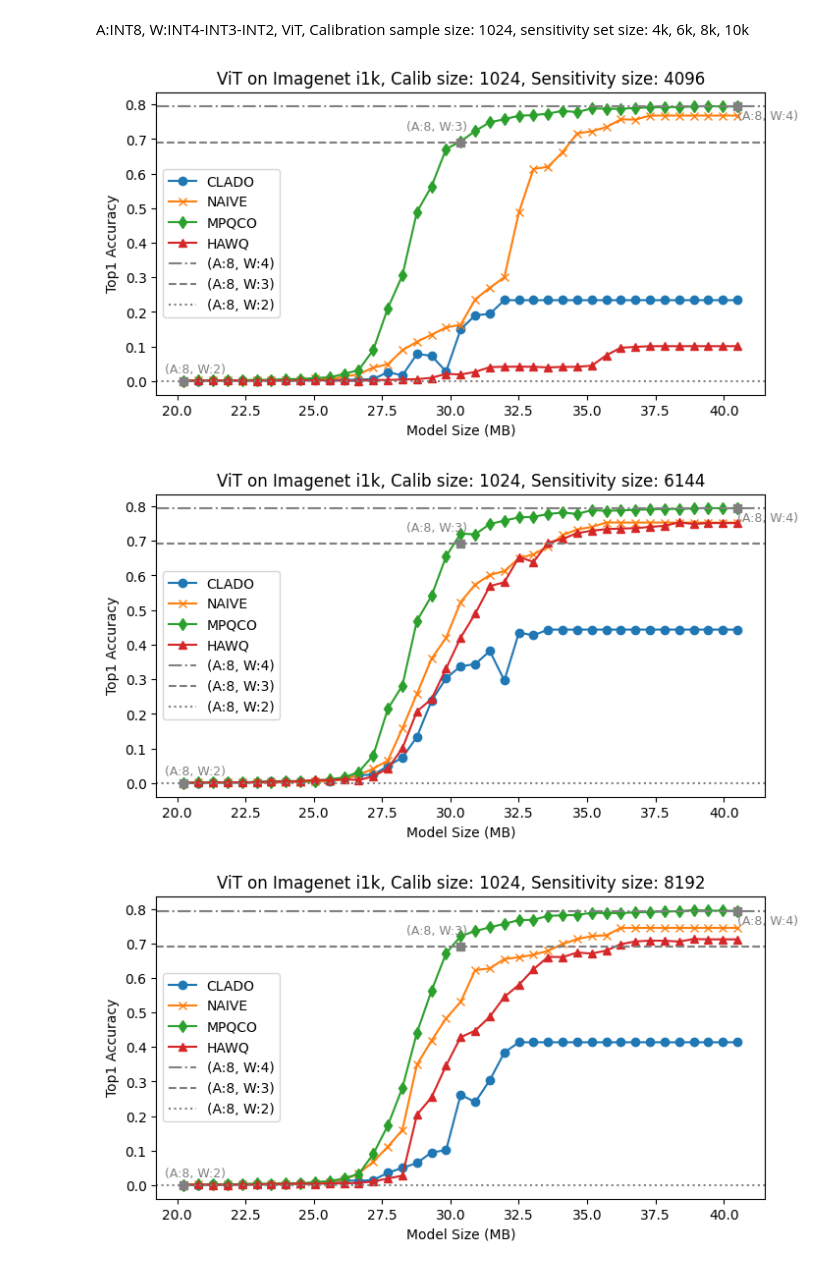
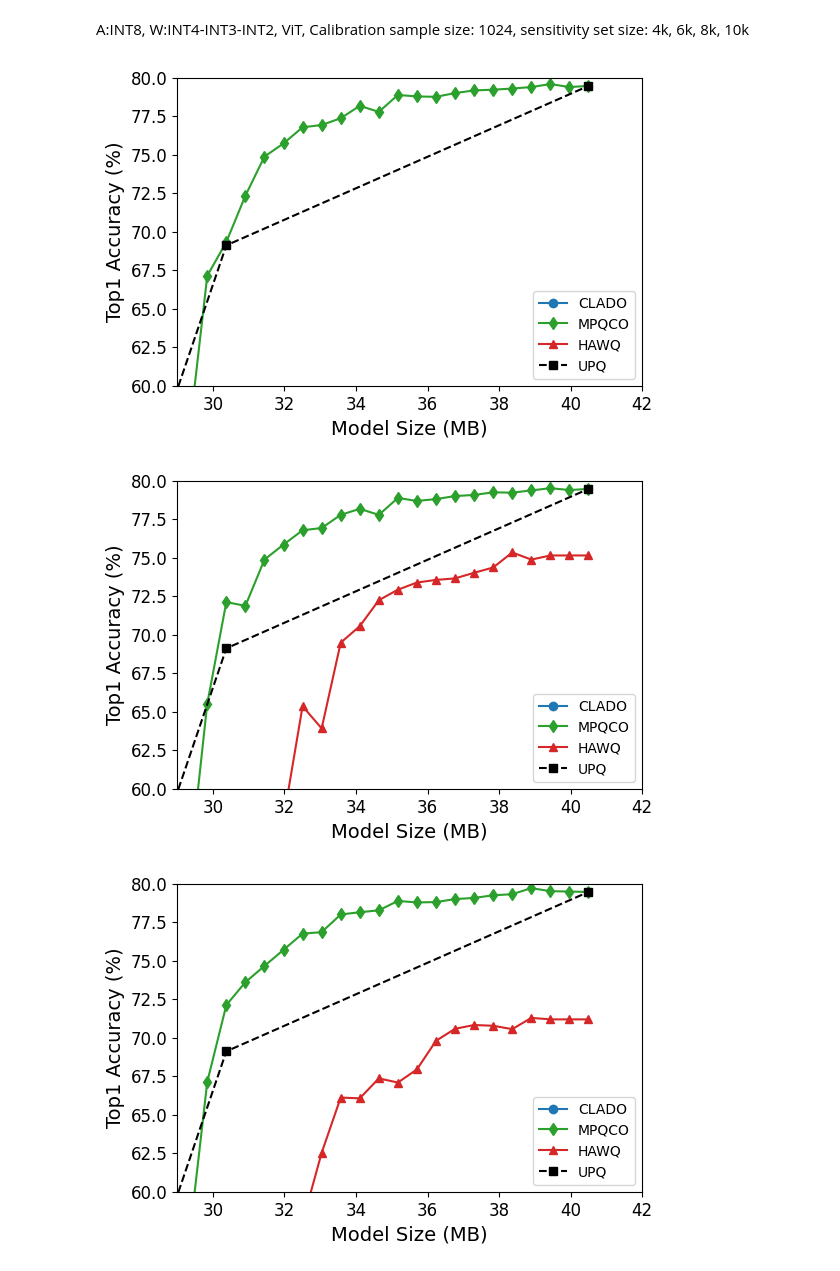
Before and after one commit to JamesTuna/CLADO_MPQ, a Jupyter notebook: ViT/mpq_visualization.ipynb, the cells around one changed output. Saved outputs shown, nothing was run; the diff lists cells and outputs as text; code cells hidden in the pictures.

Commit message:
added upq to visualization of ViT and Distilgpt2

```diff
--- a/ViT/mpq_visualization.ipynb
+++ b/ViT/mpq_visualization.ipynb
@@ -306,60 +306,67 @@ for s, sample_size in enumerate(sample_sizes):
             metrics, modelsize, bitops, mpq_decision = item
             mpqco_top1[repeat][j] = metrics['acc@1']
             mpqco_top5[repeat][j] = metrics['acc@5']
             mpqco_eval_loss[repeat][j] = metrics['loss']
             mpqco_dec[repeat][j] = mpq_decision
 
         #hawq
         hawq_res = torch.load(res_path + f"hawq/eval_results/sample_size{sample_size}/hawq_a8_w4-3-2_seed43_eval_results_4096examples_run{repeat}.pt")
         for j, item in enumerate(hawq_res):
             metrics, modelsize, bitops, mpq_decision = item
             hawq_top1[repeat][j] = metrics['acc@1']
             hawq_top5[repeat][j] = metrics['acc@5']
             hawq_eval_loss[repeat][j] = metrics['loss']
             hawq_dec[repeat][j] = mpq_decision
 
     # default colors
     # ['#1f77b4', '#ff7f0e', '#2ca02c', '#d62728', '#9467bd', '#8c564b', '#e377c2', '#7f7f7f', '#bcbd22', '#17becf']
 
     xs = size_bounds
     y_clado = np.mean(clado_top1, axis=0)
     y_naive = np.mean(naive_top1, axis=0)
     y_mpqco = np.mean(mpqco_top1, axis=0)
     y_hawq = np.mean(hawq_top1, axis=0)
 
 
-    plt.rcParams['figure.figsize'] = (8,4)
-    plt.plot(xs, y_clado, marker='o', label=f'CLADO', color='#1f77b4')
-    plt.plot(xs, y_naive, marker='x', label=f'NAIVE', color='#ff7f0e')
-    plt.plot(xs, y_mpqco, marker='d', label=f'MPQCO', color='#2ca02c')
-    plt.plot(xs, y_hawq, marker='^', label=f'HAWQ', color='#d62728')
+    plt.rcParams['figure.figsize'] = (6,4)
+    plt.plot(xs, y_clado*100, marker='o', label=f'CLADO', color='#1f77b4')
+    #plt.plot(xs, y_naive, marker='x', label=f'NAIVE', color='#ff7f0e')
+    plt.plot(xs, y_mpqco*100, marker='d', label=f'MPQCO', color='#2ca02c')
+    plt.plot(xs, y_hawq*100, marker='^', label=f'HAWQ', color='#d62728')
+
+    x_UPQ = [20.25, 30.375, 40.5]
+    y_UPQ = [0.09765625, 69.1162109375, 79.4677734375]
+    plt.plot(x_UPQ, y_UPQ, marker='s', color="black", label="UPQ", linestyle='--')
+    # plt.plot([40.5],[0.794677734375], color='gray', marker='s')
+    # plt.annotate("(A:8, W:4)", (40.5, 0.794677734375 -0.038), size=9, color='gray')
+    # plt.axhline(y=0.794677734375, color='gray', linestyle='-.', label='(A:8, W:4)')
+    # # model size is: 40.5, {'acc@1': 0.794677734375, 'acc@5': 0.95361328125, 'loss': 0.7845443487167358}
+
+    # plt.plot([30.375],[0.691162109375], color='gray', marker='s')
+    # plt.annotate("(A:8, W:3)", (30.375 - 2, 0.691162109375 + 0.036), size=9, color='gray')
+    # plt.axhline(y=0.691162109375, color='gray', linestyle='--', label='(A:8, W:3)')
+    # # model size is: 30.375, {'acc@1': 0.691162109375, 'acc@5': 0.889404296875, 'loss': 1.3180524110794067}
+
+    # plt.plot([20.25],[0.0009765625], color='gray', marker='s')
+    # plt.annotate("(A:8, W:2)", (20.25 - 0.7, 0.0009765625 +0.024,), size=9, color='gray')
+    # plt.axhline(y=0.0009765625, color='gray', linestyle=':', label='(A:8, W:2)')
+    # # model size is:  20.25, {'acc@1': 0.0009765625, 'acc@5': 0.004150390625, 'loss': 7.189114570617676}
+
+    # #plt.axhline(y=0.809326171875, color='gray', linestyle=(0, (1, 3)), label='(A:FP32, W:FP32)')
+    # # fp32 metrics:  {'acc@1': 0.809326171875, 'acc@5': 0.956298828125, 'loss': 0.7337556481361389}
 
 
-    plt.plot([40.5],[0.794677734375], color='gray', marker='s')
-    plt.annotate("(A:8, W:4)", (40.5, 0.794677734375 -0.038), size=9, color='gray')
-    plt.axhline(y=0.794677734375, color='gray', linestyle='-.', label='(A:8, W:4)')
-    # model size is: 40.5, {'acc@1': 0.794677734375, 'acc@5': 0.95361328125, 'loss': 0.7845443487167358}
-
-    plt.plot([30.375],[0.691162109375], color='gray', marker='s')
-    plt.annotate("(A:8, W:3)", (30.375 - 2, 0.691162109375 + 0.036), size=9, color='gray')
-    plt.axhline(y=0.691162109375, color='gray', linestyle='--', label='(A:8, W:3)')
-    # model size is: 30.375, {'acc@1': 0.691162109375, 'acc@5': 0.889404296875, 'loss': 1.3180524110794067}
-
-    plt.plot([20.25],[0.0009765625], color='gray', marker='s')
-    plt.annotate("(A:8, W:2)", (20.25 - 0.7, 0.0009765625 +0.024,), size=9, color='gray')
-    plt.axhline(y=0.0009765625, color='gray', linestyle=':', label='(A:8, W:2)')
-    # model size is:  20.25, {'acc@1': 0.0009765625, 'acc@5': 0.004150390625, 'loss': 7.189114570617676}
-
-    #plt.axhline(y=0.809326171875, color='gray', linestyle=(0, (1, 3)), label='(A:FP32, W:FP32)')
-    # fp32 metrics:  {'acc@1': 0.809326171875, 'acc@5': 0.956298828125, 'loss': 0.7337556481361389}
-
-
-    plt.title(f'ViT on Imagenet i1k, Calib size: 1024, Sensitivity size: {sample_size}')
-    plt.ylabel('Top1 Accuracy')
-    plt.xlabel('Model Size (MB)')
+    #plt.title(f'ViT on Imagenet i1k, Calib size: 1024, Sensitivity size: {sample_size}')
+    plt.rcParams['xtick.labelsize'] = 12
+    plt.rcParams['ytick.labelsize'] = 12
+    plt.ylabel('Top1 Accuracy (%)', size=14)
+    plt.xlabel('Model Size (MB)', size=14)
+    plt.ylim([60,80])
+    plt.xlim([29,42])
     plt.legend()
+    plt.savefig(f"VIT_{sample_size}.pdf", format="pdf", bbox_inches="tight")
     plt.show()
 # %% [output]
-[figure, old version]
+[figure, new version]
-[figure, old version]
+[figure, new version]
-[figure, old version]
+[figure, new version]
```
Also changed, not shown: parts of 2 cells of this notebook, 1 other file.
